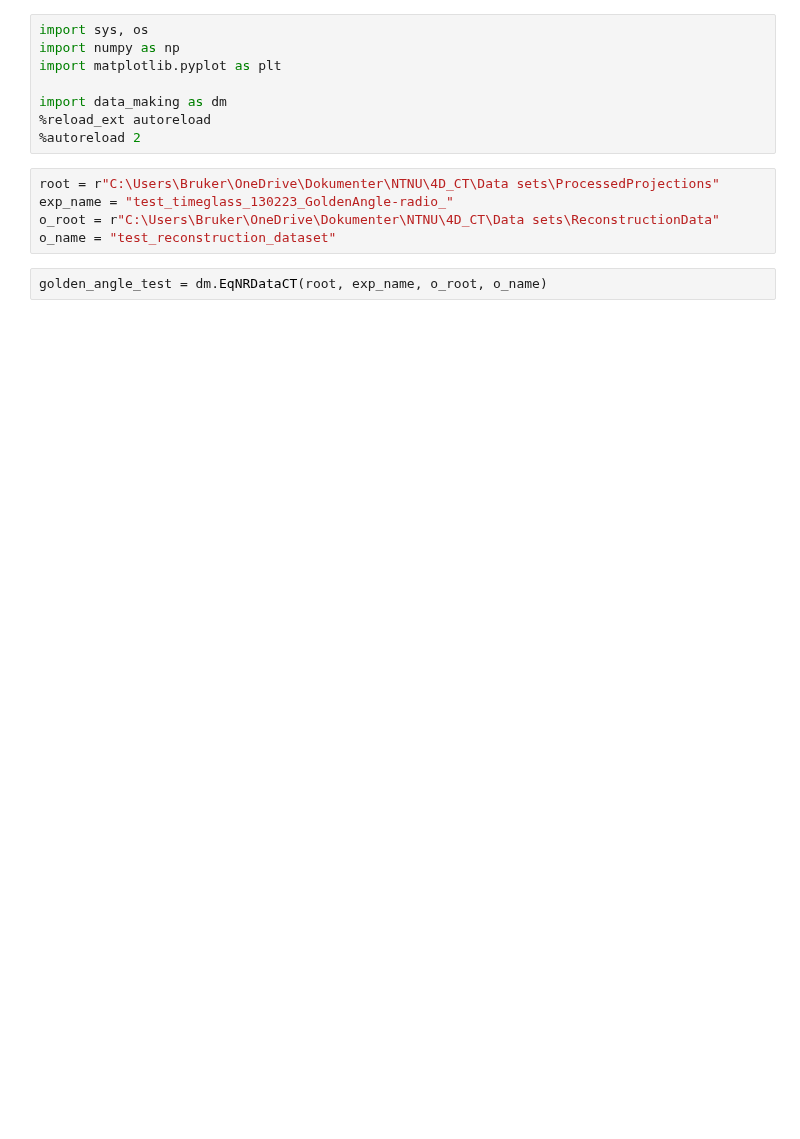
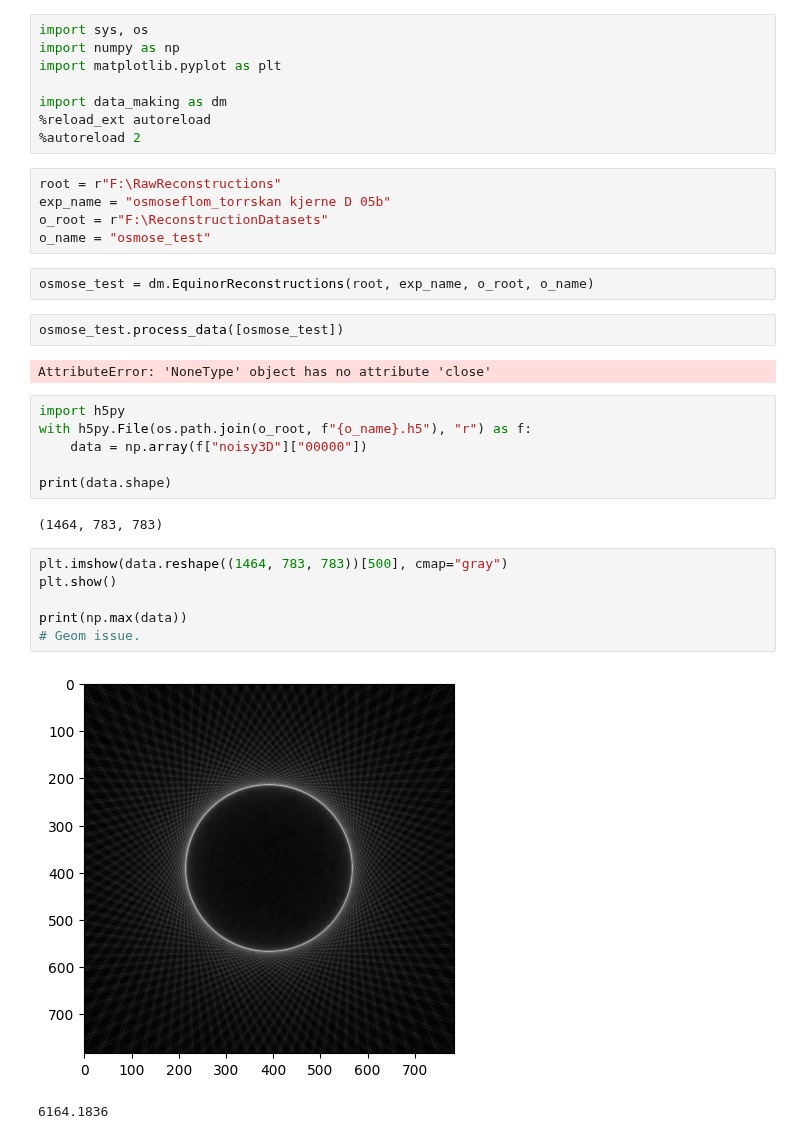
Before and after one commit to RubenDragland/4D_CT, a Jupyter notebook: CT/reconstruction_testing.ipynb, the cells around one changed output. Drawn from its saved outputs; the diff is of its cells as text; blank space fills up the shorter version.

```diff
--- a/CT/reconstruction_testing.ipynb
+++ b/CT/reconstruction_testing.ipynb
@@ -6,10 +6,31 @@ import matplotlib.pyplot as plt
 import data_making as dm
 %reload_ext autoreload
 %autoreload 2
-# %%
-root = r"C:\Users\Bruker\OneDrive\Dokumenter\NTNU\4D_CT\Data sets\ProcessedProjections"
-exp_name = "test_timeglass_130223_GoldenAngle-radio_"
-o_root = r"C:\Users\Bruker\OneDrive\Dokumenter\NTNU\4D_CT\Data sets\ReconstructionData"
-o_name = "test_reconstruction_dataset"
+# %%
+root = r"F:\RawReconstructions"
+exp_name = "osmoseflom_torrskan kjerne D 05b"
+o_root = r"F:\ReconstructionDatasets"
+o_name = "osmose_test"
 # %%
-golden_angle_test = dm.EqNRDataCT(root, exp_name, o_root, o_name)
+osmose_test = dm.EquinorReconstructions(root, exp_name, o_root, o_name)
+# %%
+osmose_test.process_data([osmose_test])
+# %% [output]
+AttributeError: 'NoneType' object has no attribute 'close'
+# %%
+import h5py
+with h5py.File(os.path.join(o_root, f"{o_name}.h5"), "r") as f:
+    data = np.array(f["noisy3D"]["00000"])
+
+print(data.shape)
+# %% [output]
+(1464, 783, 783)
+# %%
+plt.imshow(data.reshape((1464, 783, 783))[500], cmap="gray")
+plt.show()
+
+print(np.max(data))
+# Geom issue.
+# %% [output]
+[figure, added]
+6164.1836
```
Also changed, not shown: 1 other file.
